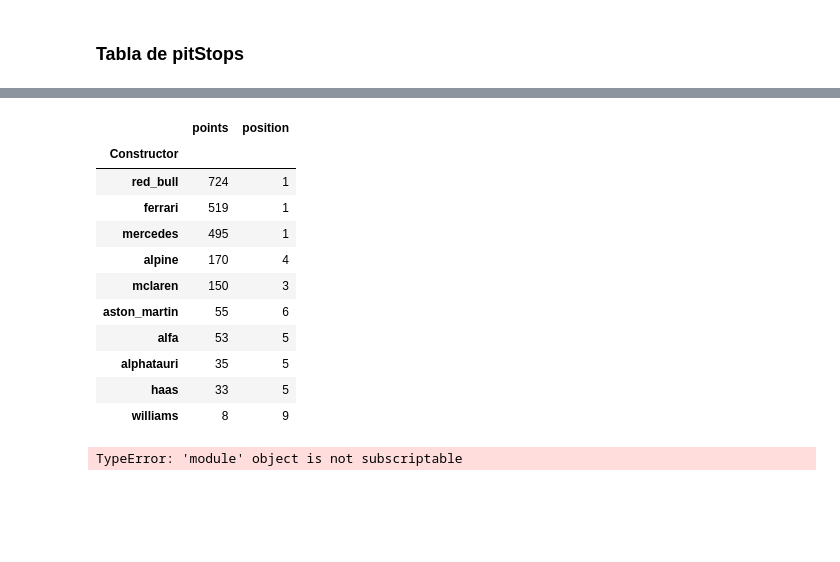
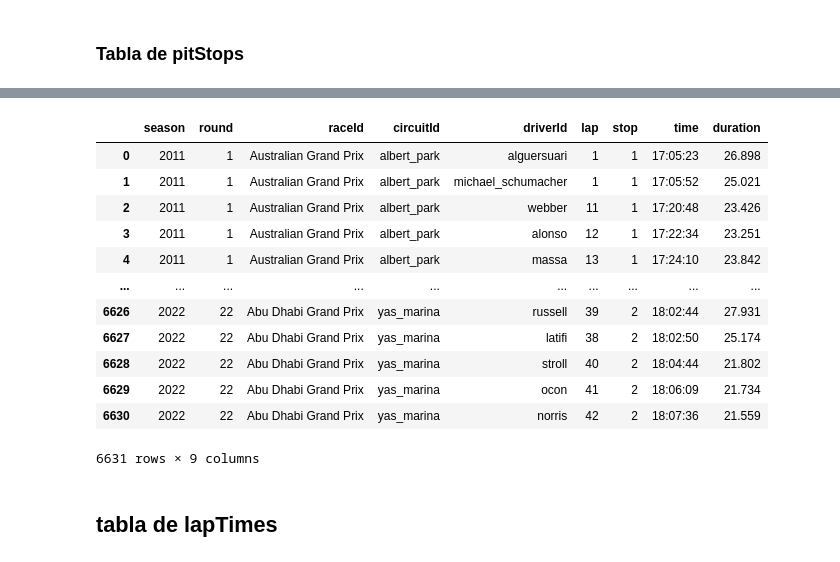
Before and after one commit to Hessael14/Formula-1-data, a Jupyter notebook: f1-analisis.ipynb, the cells around one changed output, grey strips where cells are left out. Cells and saved outputs as stored; diff of their text form; code cells hidden in the pictures; blank space fills up the shorter version.

Commit message:
Se añadieron tablas, así como el código para crearlas y una actualización de la tabla de relaciones con la que estamos trabajando

```diff
--- a/f1-analisis.ipynb
+++ b/f1-analisis.ipynb
@@ -535,6 +602,8 @@ pitstops={'season':[],#season
 # %%
-url1='http://ergast.com/api/f1/2022/1/pitstops.json'
-responsepits=requests.get(url1)
-jsonpits=response.json()
+urlk='http://ergast.com/api/f1/2020/16/pitstops.json'
+responsepits=requests.get(urlk)
+jsonpits=responsepits.json()
+jsonpits
+
 jsonpits['MRData']['RaceTable']['Races']
 # %% [output]
@@ -558,9 +627,31 @@ jsonpits['MRData']['RaceTable']['Races']
 # %%
 for year in list(range(2010,2023)):
     url='http://ergast.com/api/f1/{}'
-    for season in list(range(1,CARRERAS[year]))
-    url123=url'/{}/pitstops.json()
-    responsepitstops = requests.get(url.format(year,))
-    responsepitstops.format(t)
-    jsonpitstops=responsepitstops.json()
-    print('jsonpitstops')
+    url1 = url.format(year)
+    for season in list(range(1,CARRERAS[year])):
+        url2='/{}/pitstops.json'
+        url3= url2.format(season)
+        url4=url1+ url3
+        responseps = requests.get(url4)
+        jsonpitstops=responseps.json()
+        for i in jsonpitstops['MRData']['RaceTable']['Races']:
+            for ps in i['PitStops']:
+                try:
+                    pitstops['season'].append(int(i['season']))
+                    pitstops['round'].append(int(i['round']))
+                    pitstops['raceId'].append(i['raceName'])
+                    pitstops['circuitId'].append(i['Circuit']['circuitId'])
+                    pitstops['driverId'].append(ps['driverId'])
+                    pitstops['lap'].append(ps['lap'])
+                    pitstops['stop'].append(ps['stop'])
+                    pitstops['time'].append(ps['time'])
+                    pitstops['duration'].append(ps['duration'])
+                except:
+                    #pitstops['season'].append(None)
+                    #pitstops['round'].append(None)
+                    #pitstops['raceId'].append(None)
+                    pitstops['driverId'].append(None)
+                    pitstops['lap'].append(None)
+                    pitstops['stop'].append(None)
+                    pitstops['time'].append(None)
+                    pitstops['duration'].append(None)
@@ -619,19 +658,16 @@ df_results_2022['Constructor']=df_results_2022['Constructor'].apply(lambda x: x[
-# %%
-df_results_2022.groupby(['Constructor']).agg({'points':'sum','position':'min'}).sort_values(by='points',ascending=False)
-# %% [output]
-|  | points | position |
-| Constructor |  |  |
-| red_bull | 724 | 1 |
-| ferrari | 519 | 1 |
-| mercedes | 495 | 1 |
-| alpine | 170 | 4 |
-| mclaren | 150 | 3 |
-| aston_martin | 55 | 6 |
-| alfa | 53 | 5 |
-| alphatauri | 35 | 5 |
-| haas | 33 | 5 |
-| williams | 8 | 9 |
-# %%
-json['MRData']
-# %% [output]
-TypeError: 'module' object is not subscriptable
+# %%
+pd.DataFrame(pitstops)
+# %% [output]
+|  | season | round | raceId | circuitId | driverId | lap | stop | time | duration |
+| 0 | 2011 | 1 | Australian Grand Prix | albert_park | alguersuari | 1 | 1 | 17:05:23 | 26.898 |
+| 1 | 2011 | 1 | Australian Grand Prix | albert_park | michael_schumacher | 1 | 1 | 17:05:52 | 25.021 |
+| 2 | 2011 | 1 | Australian Grand Prix | albert_park | webber | 11 | 1 | 17:20:48 | 23.426 |
+| 3 | 2011 | 1 | Australian Grand Prix | albert_park | alonso | 12 | 1 | 17:22:34 | 23.251 |
+| 4 | 2011 | 1 | Australian Grand Prix | albert_park | massa | 13 | 1 | 17:24:10 | 23.842 |
+| ... | ... | ... | ... | ... | ... | ... | ... | ... | ... |
+| 6626 | 2022 | 22 | Abu Dhabi Grand Prix | yas_marina | russell | 39 | 2 | 18:02:44 | 27.931 |
+| 6627 | 2022 | 22 | Abu Dhabi Grand Prix | yas_marina | latifi | 38 | 2 | 18:02:50 | 25.174 |
+| 6628 | 2022 | 22 | Abu Dhabi Grand Prix | yas_marina | stroll | 40 | 2 | 18:04:44 | 21.802 |
+| 6629 | 2022 | 22 | Abu Dhabi Grand Prix | yas_marina | ocon | 41 | 2 | 18:06:09 | 21.734 |
+| 6630 | 2022 | 22 | Abu Dhabi Grand Prix | yas_marina | norris | 42 | 2 | 18:07:36 | 21.559 |
+6631 rows × 9 columns
@@ -637,0 +676,2 @@ TypeError: 'module' object is not subscriptable
+# %% [markdown]
+## tabla de lapTimes
```
Also changed, not shown: parts of 33 cells of this notebook, 4 other files.
